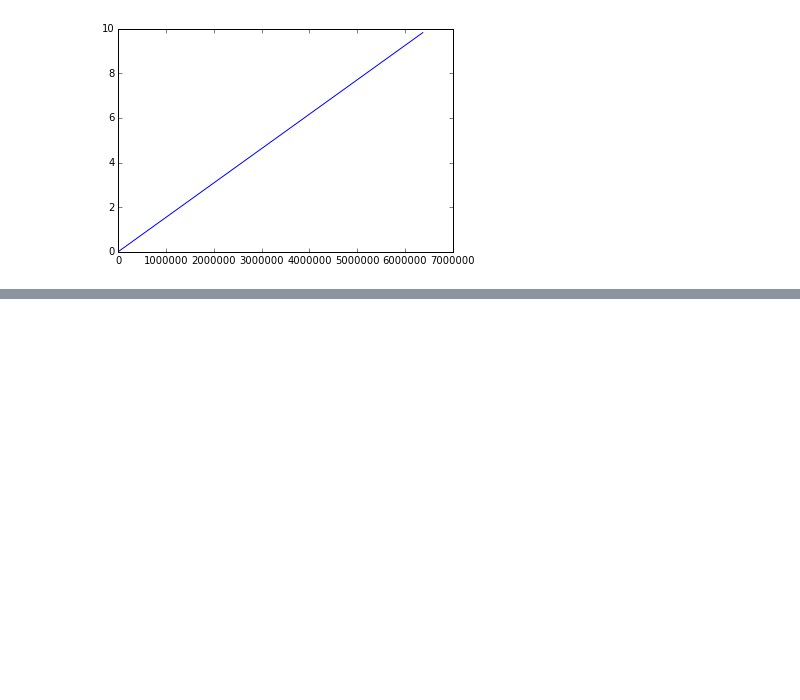
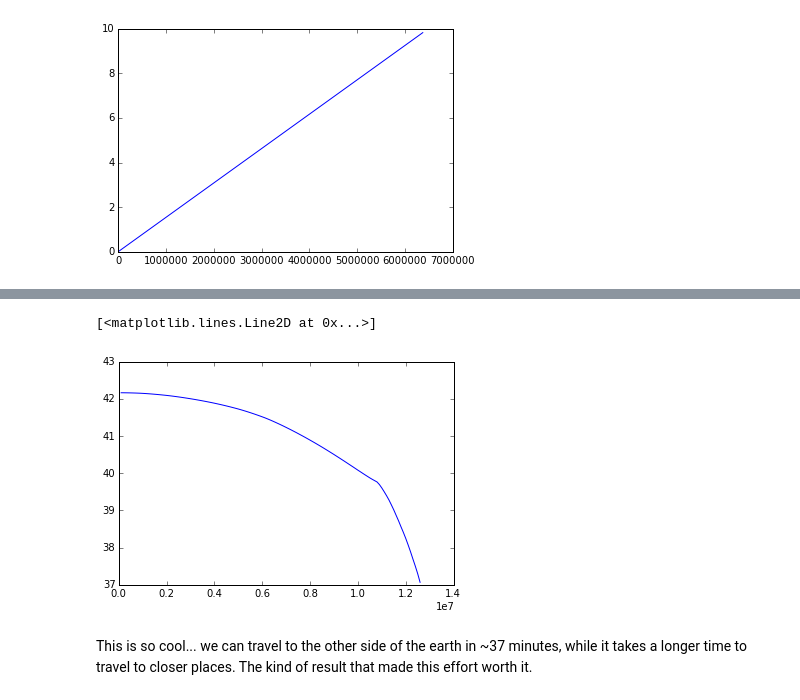
Before and after one commit to motleytech/pybook, a Jupyter notebook: books/Falling_through_the_earth.ipynb, the cells around one changed output, grey strips where cells are left out. Saved outputs shown, nothing was run; the diff lists cells and outputs as text; code cells hidden in the pictures; blank space fills up the shorter version.

Commit message:
adding new changes for falling through the earth

```diff
--- a/books/Falling_through_the_earth.ipynb
+++ b/books/Falling_through_the_earth.ipynb
@@ -96,0 +145,35 @@ pp([(ds, tm, tm/60) for ds, tm in results])
+# %%
+# find correct acceleration at varying depths
+dtable = [d for d, g in g_at_depth]
+gtable = [g for d, g in g_at_depth]
+
+from bisect import bisect_left
+
+def get_acc_at_depth(depth):
+    idx = bisect_left(dtable, depth)
+    if idx == len(dtable) - 1:
+        return gtable[-1]
+    gl, gh = gtable[idx], gtable[idx+1]
+    dl, dh = dtable[idx], dtable[idx+1]
+    fac = (d - dl)/(dh - dl)
+    rg = gl + fac*(gh - gl)
+    return rg
+
+def get_actual_acc(chlen, R, x):
+    depth = math.sqrt(R*R + x*x - chlen*x)
+    gd = get_acc_at_depth(depth/1000.0)
+    return (gd/(2*depth))*(chlen - 2*x)
+
+
+
+results = [(dist1, get_travel_time(dist1, 500, get_actual_acc)) for dist1 in chord_lengths]
+
+# plot of time vs chord length
+xvals = [d for d, t in results]
+yvals = [t/60.0 for d, t in results]
+plt.plot(xvals, yvals)
+# %% [output]
+[<matplotlib.lines.Line2D at 0x...>]
+[figure, added]
+# %% [markdown]
+This is so cool... we can travel to the other side of the earth in ~37 minutes, while it takes a longer time to travel to closer places. The kind of result that made this effort worth it.
```
Also changed, not shown: parts of 4 cells of this notebook, 2 other files.
